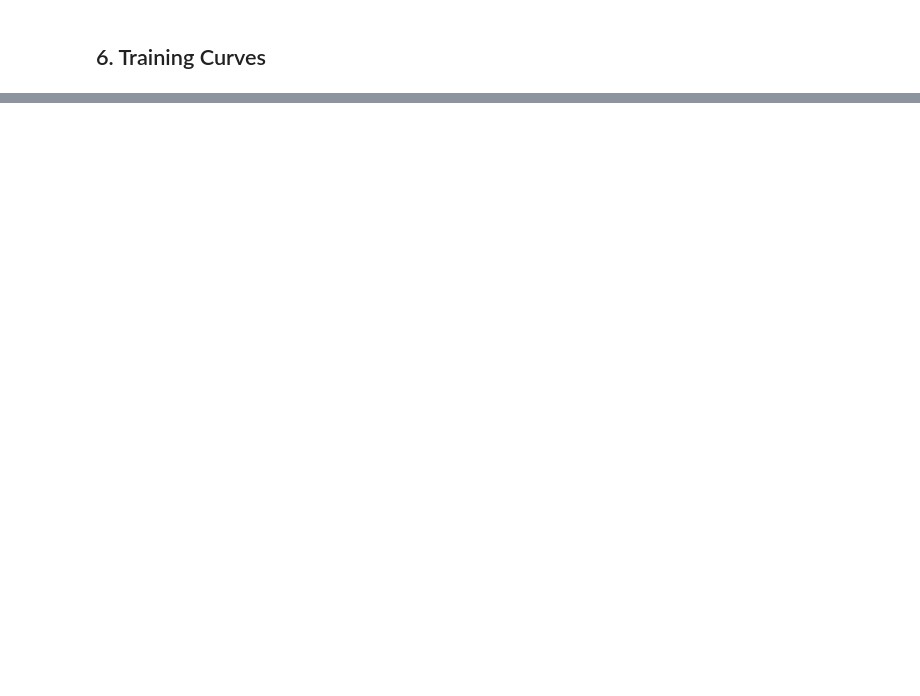
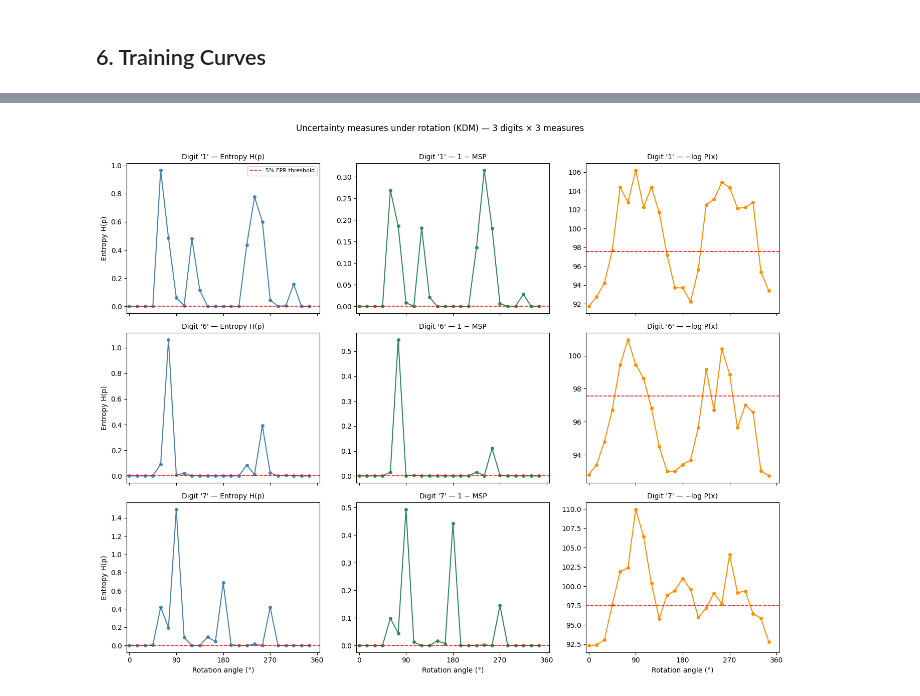
Before and after one commit to fagonzalezo/kdm, a Jupyter notebook: examples/kdm_uncertainty.ipynb, the cells around one changed output, grey strips where cells are left out. Cells and saved outputs as stored; diff of their text form; code cells hidden in the pictures; blank space fills up the shorter version.

```diff
--- a/examples/kdm_uncertainty.ipynb
+++ b/examples/kdm_uncertainty.ipynb
@@ -392,13 +444,12 @@ base_probs_6, base_entropy_6, base_conf_6 = predict_rotations(baseline_model, im
 # %%
-# Image strip: show both digits at 0°, 90°, 180°, 270°.
 showcase_angles = [0, 90, 180, 270]
 
-fig, axes = plt.subplots(2, 4, figsize=(8, 4))
-for row, (img, label) in enumerate([(img_1, "Digit '1'"), (img_6, "Digit '6'")]):
-    frames = rotate_batch(img, showcase_angles)
+fig, axes = plt.subplots(3, 4, figsize=(8, 6))
+for row, d in enumerate(DIGITS):
+    frames = rotate_batch(images[d], showcase_angles)
     for col, (ax, angle) in enumerate(zip(axes[row], showcase_angles)):
         ax.imshow(frames[col, 0].numpy(), cmap='gray', vmin=0, vmax=1)
-        ax.set_title(f"{label}\n{angle}\u00b0", fontsize=8)
+        ax.set_title(f"Digit '{d}'\n{angle}\u00b0", fontsize=8)
         ax.axis('off')
 plt.suptitle("Rotated test images", fontsize=11)
 plt.tight_layout()
@@ -447,0 +585,44 @@ plt.show()
+# %%
+dev = next(kdm_model.parameters()).device
+
+# Pre-compute all scores for each digit
+scores_by_digit = {}
+for d in DIGITS:
+    X_rot = rotations[d].to(dev)
+    scores_by_digit[d] = {
+        'entropy':   compute_entropy_ood_score(kdm_model, X_rot, is_logit=False),
+        'msp':       compute_msp_ood_score(kdm_model, X_rot, is_logit=False),
+        'neg_logp':  compute_neg_logp(kdm_model, X_rot),
+    }
+
+measure_cfg = [
+    ('entropy',  'Entropy H(p)',    thresh_entropy,  'steelblue'),
+    ('msp',      '1 \u2212 MSP',   thresh_msp,      'seagreen'),
+    ('neg_logp', '\u2212log P(x)', thresh_neg_logp, 'darkorange'),
+]
+
+fig, axes = plt.subplots(3, 3, figsize=(14, 11), sharex=True)
+
+for row, d in enumerate(DIGITS):
+    for col, (key, label, thresh, color) in enumerate(measure_cfg):
+        ax = axes[row, col]
+        scores = scores_by_digit[d][key]
+        ax.plot(ANGLES, scores, color=color, marker='o', ms=4, linewidth=1.5)
+        ax.axhline(thresh, color='red', linestyle='--', linewidth=1.2,
+                   label='5% FPR threshold')
+        ax.set_title(f"Digit '{d}' \u2014 {label}", fontsize=10)
+        ax.set_xticks(range(0, 361, 90))
+        ax.set_xlim(-5, 365)
+        if row == 2:
+            ax.set_xlabel('Rotation angle (\u00b0)')
+        if col == 0:
+            ax.set_ylabel(label)
+        if row == 0 and col == 0:
+            ax.legend(fontsize=8)
+
+plt.suptitle('Uncertainty measures under rotation (KDM) \u2014 3 digits \u00d7 3 measures',
+             fontsize=12, y=1.01)
+plt.tight_layout()
+plt.show()
+# %% [output]
+[figure, added]
```
Also changed, not shown: parts of 33 cells of this notebook.
